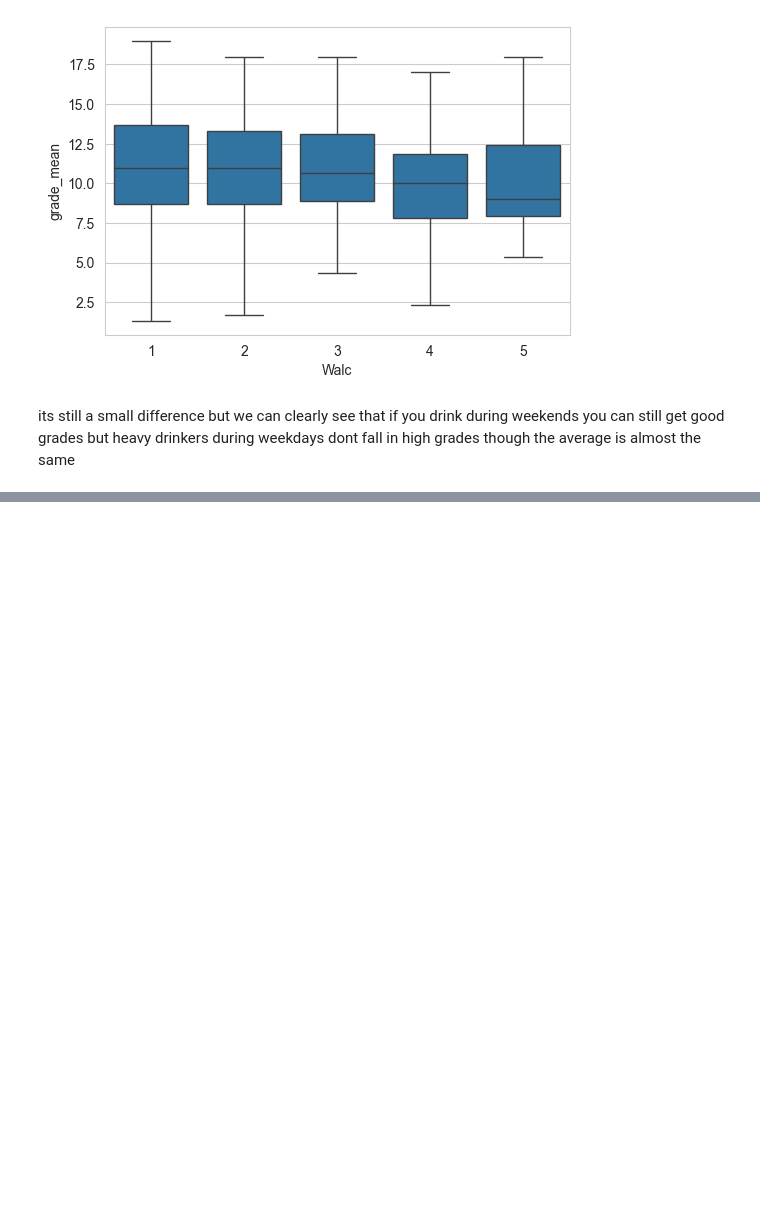
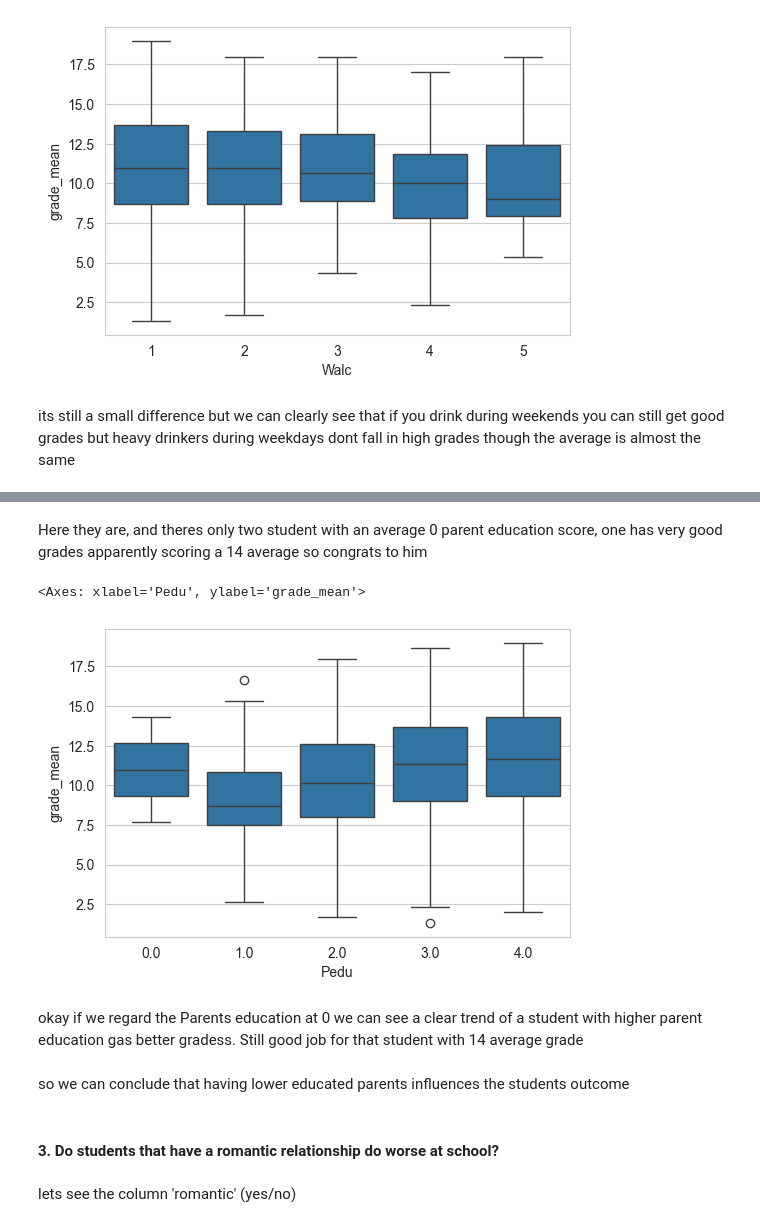
Before and after one commit to 3wn00/data_science_portfolio, a Jupyter notebook: student_alchohol_consumption/main.ipynb, the cells around one changed output, grey strips where cells are left out. Drawn from its saved outputs; the diff is of its cells as text; code cells hidden in the pictures; blank space fills up the shorter version.

```diff
--- a/student_alchohol_consumption/main.ipynb
+++ b/student_alchohol_consumption/main.ipynb
@@ -140,0 +189,15 @@ wadawdwa
+# %% [markdown]
+Here they are, and theres only two student with an average 0 parent education score, one has very good grades apparently scoring a 14 average so congrats to him
+# %%
+sns.boxplot(data=df, x='Pedu', y='grade_mean')
+# %% [output]
+<Axes: xlabel='Pedu', ylabel='grade_mean'>
+[figure, added]
+# %% [markdown]
+okay if we regard the Parents education at 0 we can see a clear trend of a student with higher parent education gas better gradess. Still good job for that student with 14 average grade
+# %% [markdown]
+so we can conclude that having lower educated parents influences the students outcome
+# %% [markdown]
+#### 3. Do students that have a romantic relationship do worse at school?
+# %% [markdown]
+lets see the column 'romantic' (yes/no)
```
Also changed, not shown: parts of 19 cells of this notebook.
